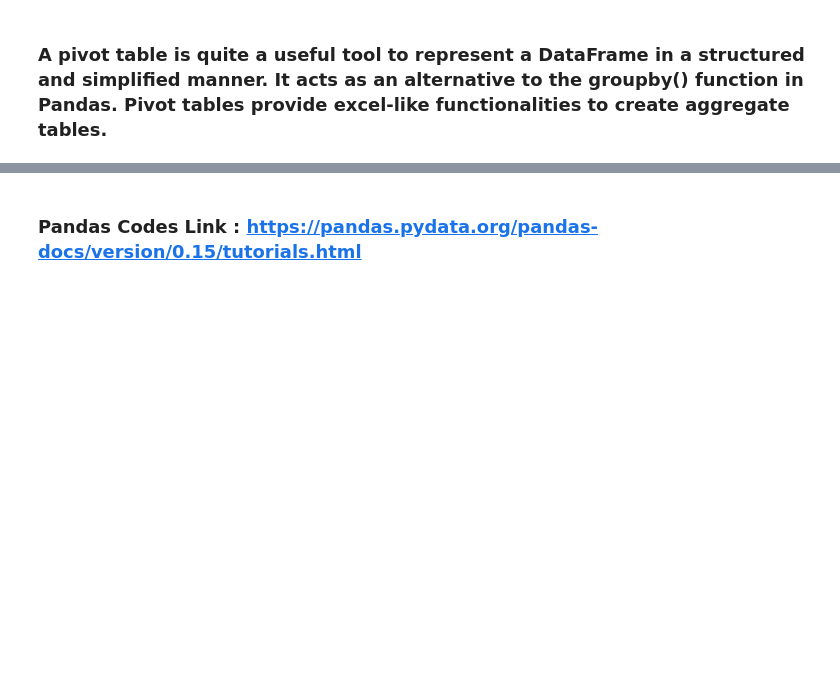
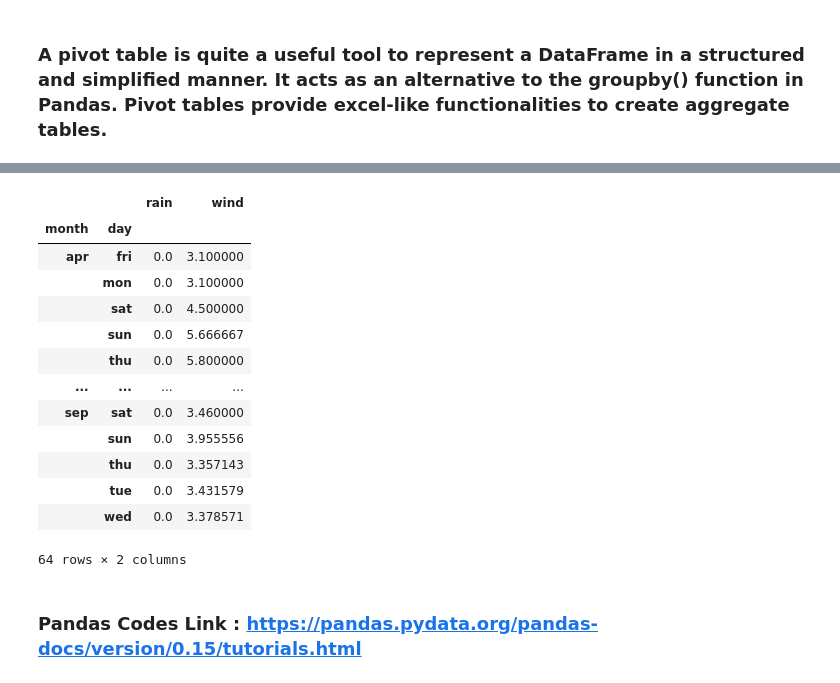
Before and after one commit to AsifVirani5/Project_Pandas_Codes, a Jupyter notebook: Pandas_Interview_Questions.ipynb, the cells around one changed output, grey strips where cells are left out. Saved outputs shown, nothing was run; the diff lists cells and outputs as text; code cells hidden in the pictures; blank space fills up the shorter version.

```diff
--- a/Pandas_Interview_Questions.ipynb
+++ b/Pandas_Interview_Questions.ipynb
@@ -1245,3 +1245,6 @@ Average_Rainfall.head()
 | AliceSprings | 9.996522 | 10.392308 | 9.434167 | 9.229000 | 8.528365 | 8.388384 | 8.773148 | 10.278469 | 10.171569 | 10.436275 | 10.013462 | ... |
 | Brisbane | 8.219549 | 8.841063 | 7.322794 | 7.702532 | 7.537500 | 6.211969 | 7.243956 | 8.691727 | 8.676580 | 9.192000 | 9.322642 | ... |
 | Cairns | 6.729388 | 6.362944 | 6.538589 | 7.285859 | 7.118894 | 7.353333 | 7.225926 | 8.699537 | 9.031746 | 8.833962 | 8.311058 | ... |
+# %%
+df_100 = pd.read_csv('https://cdn.upgrad.com/uploads/production/b3467ba4-4e13-44e9-8087-4d7e94cc7586/forestfires.csv')
+df_100.head()
@@ -1248,2 +1258,19 @@ Average_Rainfall.head()
+# %%
+df_100.pivot_table(index = ["month", "day"], values = ["rain", "wind"], aggfunc = "mean") # Create a pivot table for average rainfall for each month and day for the dataframe df_100
+# %% [output]
+|  |  | rain | wind |
+| month | day |  |  |
+| apr | fri | 0.0 | 3.100000 |
+|  | mon | 0.0 | 3.100000 |
+|  | sat | 0.0 | 4.500000 |
+|  | sun | 0.0 | 5.666667 |
+|  | thu | 0.0 | 5.800000 |
+| ... | ... | ... | ... |
+| sep | sat | 0.0 | 3.460000 |
+|  | sun | 0.0 | 3.955556 |
+|  | thu | 0.0 | 3.357143 |
+|  | tue | 0.0 | 3.431579 |
+|  | wed | 0.0 | 3.378571 |
+64 rows × 2 columns
 # %% [markdown]
 ### Pandas Codes Link : https://pandas.pydata.org/pandas-docs/version/0.15/tutorials.html
```
Also changed, not shown: parts of 3 cells of this notebook, 1 other file.
